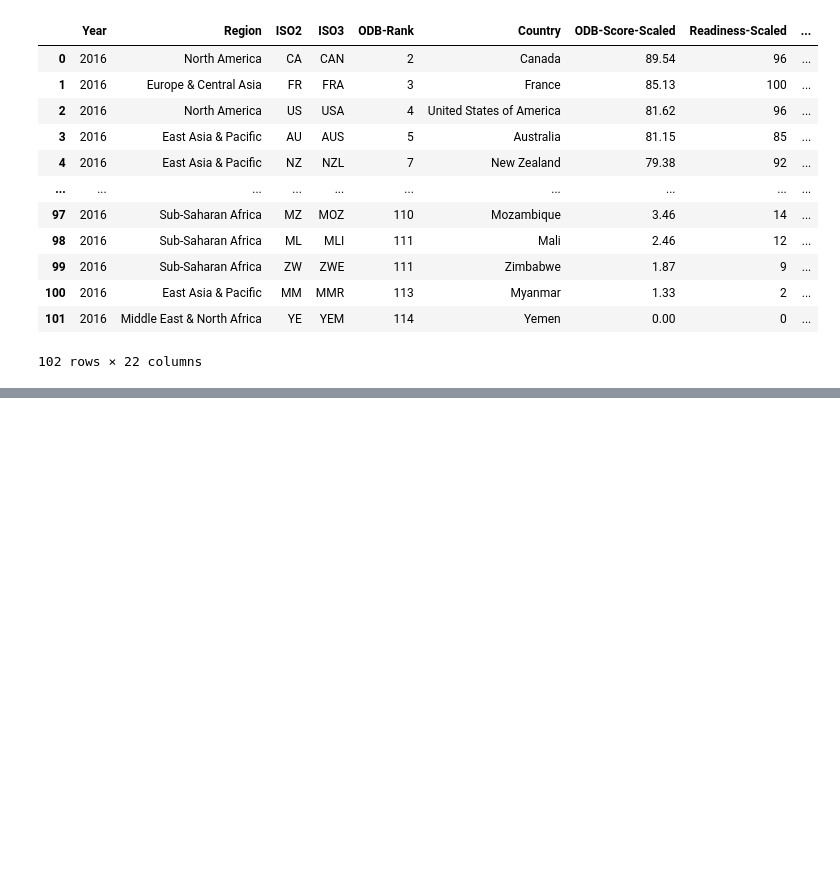
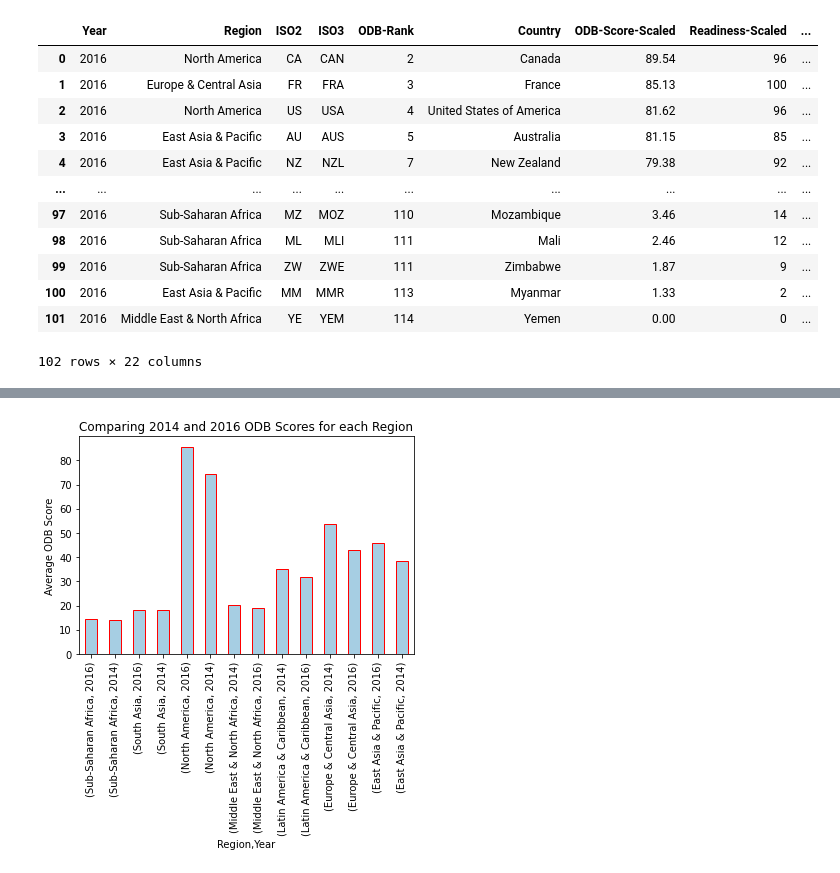
Before and after one commit to kreetigulati/Egovernance_and_OpenData, a Jupyter notebook: Project1_nico.ipynb, the cells around one changed output, grey strips where cells are left out. Drawn from its saved outputs; the diff is of its cells as text; code cells hidden in the pictures; blank space fills up the shorter version.

```diff
--- a/Project1_nico.ipynb
+++ b/Project1_nico.ipynb
@@ -205,0 +258,6 @@ def get_un_data(query_url):
+# %%
+new = pd.DataFrame({
+                   "ODB Score Mean":joined_grp["ODB-Score-Scaled"].mean()})
+# %%
+new = new.sort_values("Region", ascending=False)
+new
@@ -205,0 +281,6 @@ def get_un_data(query_url):
+# %%
+colors = plt.cm.Paired(np.arange(len(new)))
+new.plot(kind="bar", title="Comparing 2014 and 2016 ODB Scores for each Region", legend=False,
+         ylabel="Average ODB Score", color=colors, edgecolor="red");
+# %% [output]
+[figure, added]
```
Also changed, not shown: parts of 21 cells of this notebook, 1 other file.
